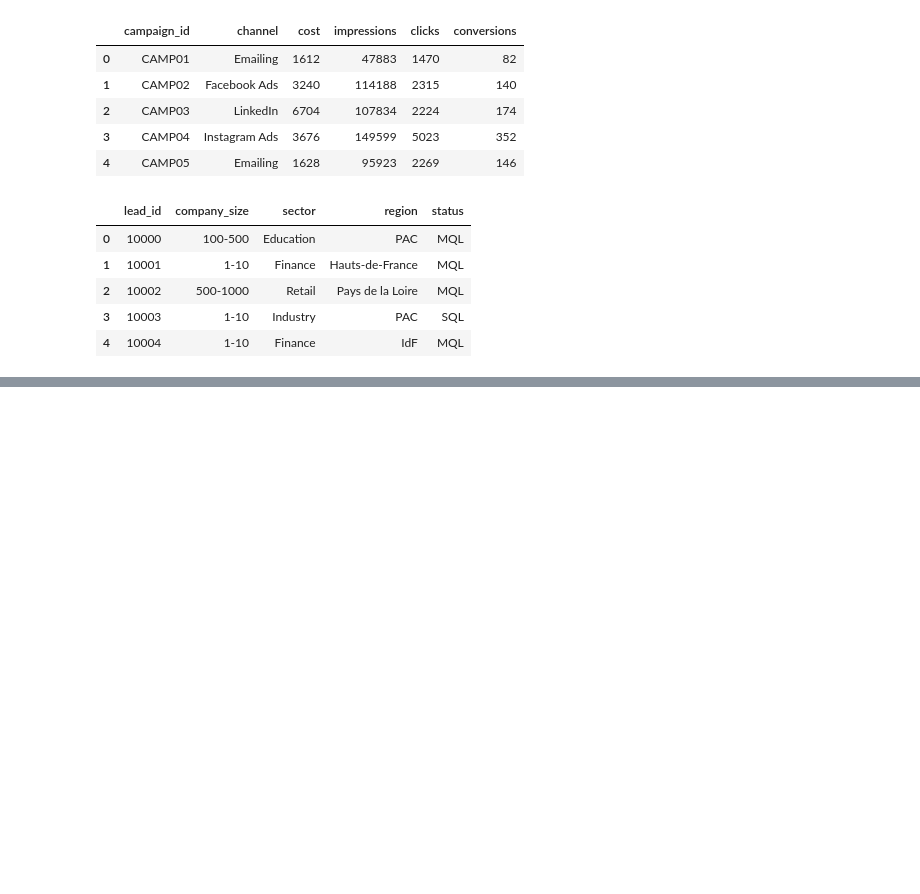
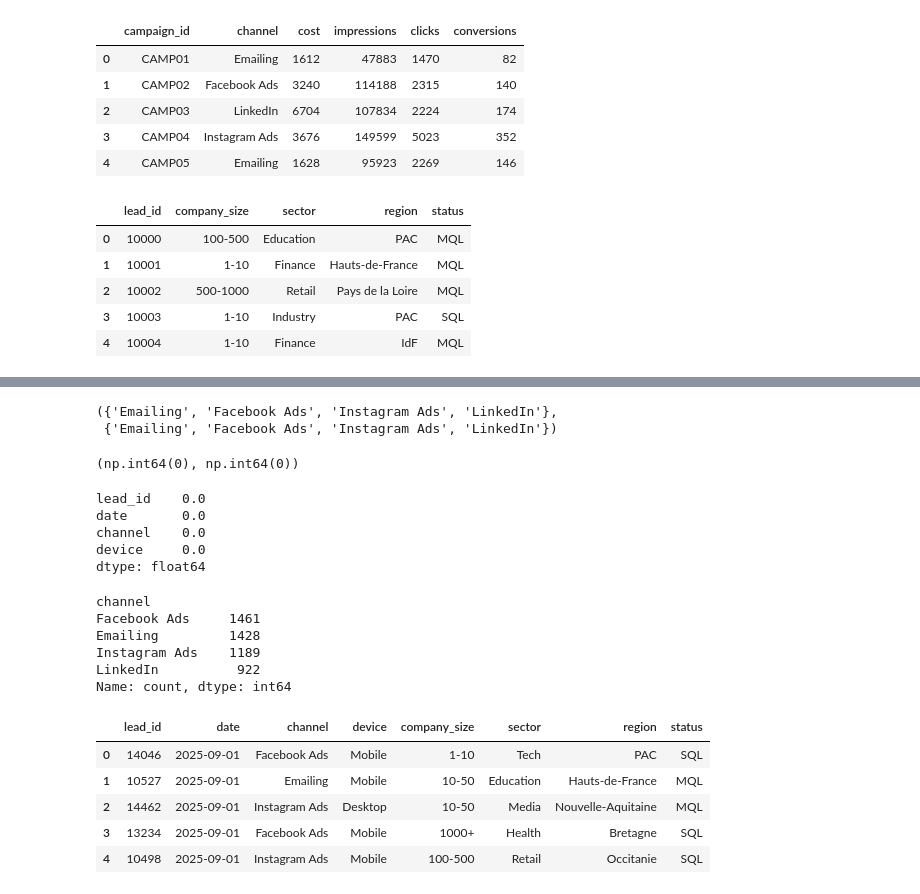
Before and after one commit to Apail59820/smartmarket_analysis, a Jupyter notebook: 01_smartmarket_filtrage_selection.ipynb, the cells around one changed output, grey strips where cells are left out. Saved outputs shown, nothing was run; the diff lists cells and outputs as text; code cells hidden in the pictures; blank space fills up the shorter version.

```diff
--- a/01_smartmarket_filtrage_selection.ipynb
+++ b/01_smartmarket_filtrage_selection.ipynb
@@ -40,0 +58,6 @@ crm.head()
+# %%
+start = pd.Timestamp("2025-09-01")
+end   = pd.Timestamp("2025-10-01")
+
+leads_scope = leads[(leads["date"] >= start) & (leads["date"] < end)].copy()
+leads_scope.shape
@@ -40,0 +70,16 @@ crm.head()
+# %%
+channels_campaign = set(campaigns["channel"].unique())
+leads_scope = leads_scope[leads_scope["channel"].isin(channels_campaign)].copy()
+
+channels_leads = set(leads_scope["channel"].unique())
+channels_campaign, channels_leads
+# %% [output]
+({'Emailing', 'Facebook Ads', 'Instagram Ads', 'LinkedIn'},
+ {'Emailing', 'Facebook Ads', 'Instagram Ads', 'LinkedIn'})
+# %%
+dup_rows = leads_scope.duplicated().sum()
+dup_ids  = leads_scope.duplicated(subset=["lead_id"]).sum()
+
+dup_rows, dup_ids
+# %% [output]
+(np.int64(0), np.int64(0))
@@ -40,0 +90,28 @@ crm.head()
+# %%
+leads_scope.isna().mean().sort_values(ascending=False)
+# %% [output]
+lead_id    0.0
+date       0.0
+channel    0.0
+device     0.0
+dtype: float64
+# %%
+leads_scope["device"].value_counts(dropna=False)
+leads_scope["channel"].value_counts(dropna=False)
+# %% [output]
+channel
+Facebook Ads     1461
+Emailing         1428
+Instagram Ads    1189
+LinkedIn          922
+Name: count, dtype: int64
+# %%
+df = leads_scope.merge(crm, on="lead_id", how="left", validate="one_to_one")
+df.head()
+# %% [output]
+|  | lead_id | date | channel | device | company_size | sector | region | status |
+| 0 | 14046 | 2025-09-01 | Facebook Ads | Mobile | 1-10 | Tech | PAC | SQL |
+| 1 | 10527 | 2025-09-01 | Emailing | Mobile | 10-50 | Education | Hauts-de-France | MQL |
+| 2 | 14462 | 2025-09-01 | Instagram Ads | Desktop | 10-50 | Media | Nouvelle-Aquitaine | MQL |
+| 3 | 13234 | 2025-09-01 | Facebook Ads | Mobile | 1000+ | Health | Bretagne | SQL |
+| 4 | 10498 | 2025-09-01 | Instagram Ads | Mobile | 100-500 | Retail | Occitanie | SQL |
```
Also changed, not shown: parts of 10 cells of this notebook.
